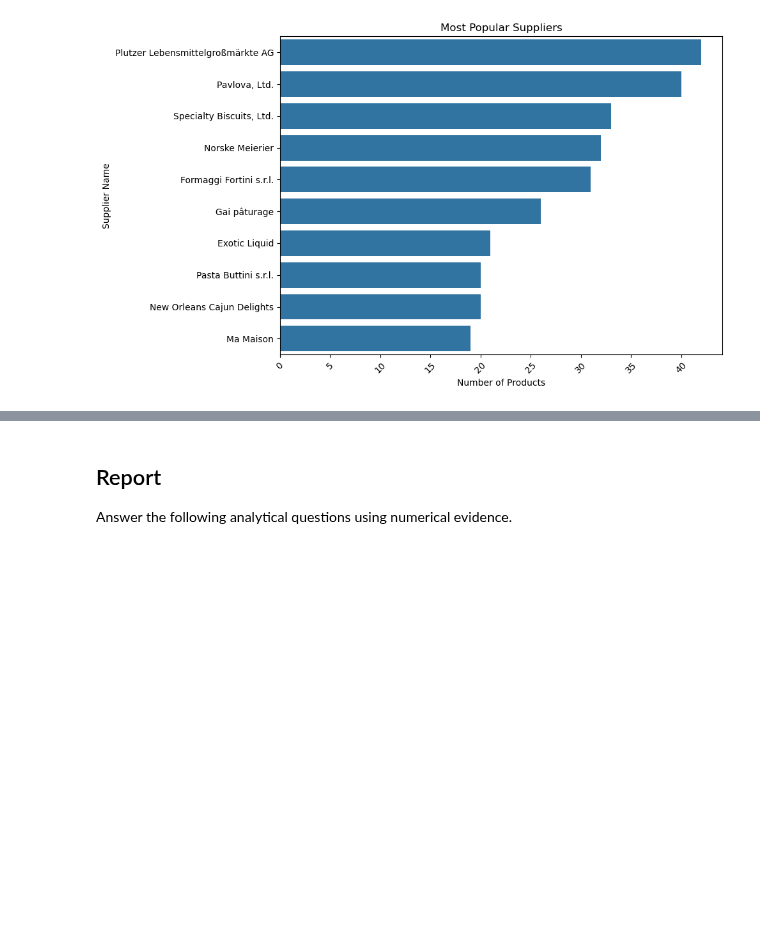
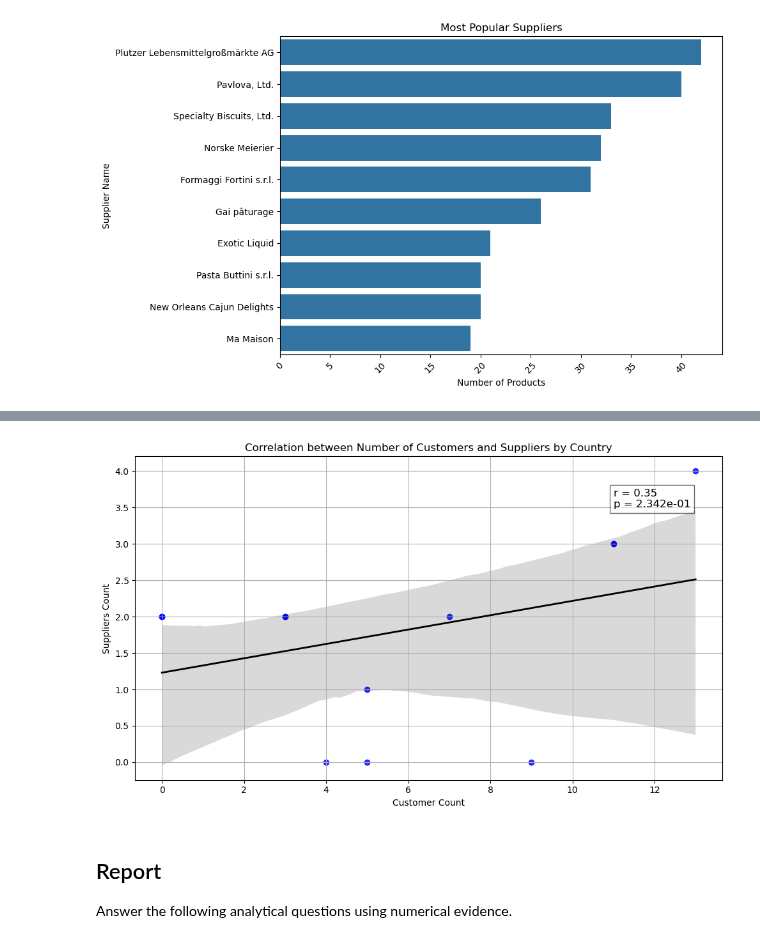
Before and after one commit to DataEden/The-Knowledge-House-2025, a Jupyter notebook: T-Labs/adhoc-sql/adhoc_report.ipynb, the cells around one changed output, grey strips where cells are left out. Drawn from its saved outputs; the diff is of its cells as text; code cells hidden in the pictures; blank space fills up the shorter version.

```diff
--- a/T-Labs/adhoc-sql/adhoc_report.ipynb
+++ b/T-Labs/adhoc-sql/adhoc_report.ipynb
@@ -409,10 +403,10 @@ plt.tight_layout()
 [figure]
 # %%
 # create dataframes for number of customer and suppliers by country
-num_customers_df = pd.DataFrame(num_customers, columns=['Country', 'num_custoemrs'])
+num_customers_df = pd.DataFrame(num_customers, columns=['Country', 'num_customers'])
 num_suppliers_df = pd.DataFrame(num_suppliers, columns=['Country', 'num_suppliers'])
 # %%
 # merged dataframes of customers and suppliers by country
 sup_cus_merge_df = pd.merge(num_customers_df, num_suppliers_df, on='Country', how='outer').fillna(0)
-num_customers_df['num_custoemrs'] = num_customers_df['num_custoemrs'].astype(int)
+num_customers_df['num_customers'] = num_customers_df['num_customers'].astype(int)
 num_suppliers_df['num_suppliers'] = num_suppliers_df['num_suppliers'].astype(int)
@@ -442,3 +438,28 @@ sup_cus_merge_df['num_suppliers'] = sup_cus_merge_df['num_suppliers'].astype(int
+# %%
+# Calculate correlation coefficient between Maximum Rainfall and Maximum Humidity
+r_value, p_value = pearsonr(x=sup_cus_merge_df['num_customers'], y=sup_cus_merge_df['num_suppliers'])
+
+# Create scatterplot
+plt.figure(figsize=(10,6))
+sns.regplot(data=sup_cus_merge_df, x='num_customers', y='num_suppliers', scatter_kws={'color': 'blue'}, line_kws={'color': 'black', 'linewidth': 2})
+
+# Add correlation coefficient to plot
+#plt.text(5, 30, 'r = ' + str(round(r, 2)))
+plt.text(
+    x=sup_cus_merge_df['num_customers'].max() - 2,
+    y=sup_cus_merge_df['num_suppliers'].max() - 0.5,
+    s=f"r = {r_value:.2f}\np = {p_value:.3e}",
+    fontsize=12,
+    bbox=dict(facecolor='white', alpha=0.6)
+)
+
+plt.title("Correlation between Number of Customers and Suppliers by Country")
+plt.xlabel("Customer Count")
+plt.ylabel("Suppliers Count")
+plt.tight_layout()
+plt.grid(True)
+# %% [output]
+[figure, added]
 # %% [markdown]
 ## Report
 
```
Also changed, not shown: parts of 15 cells of this notebook.
